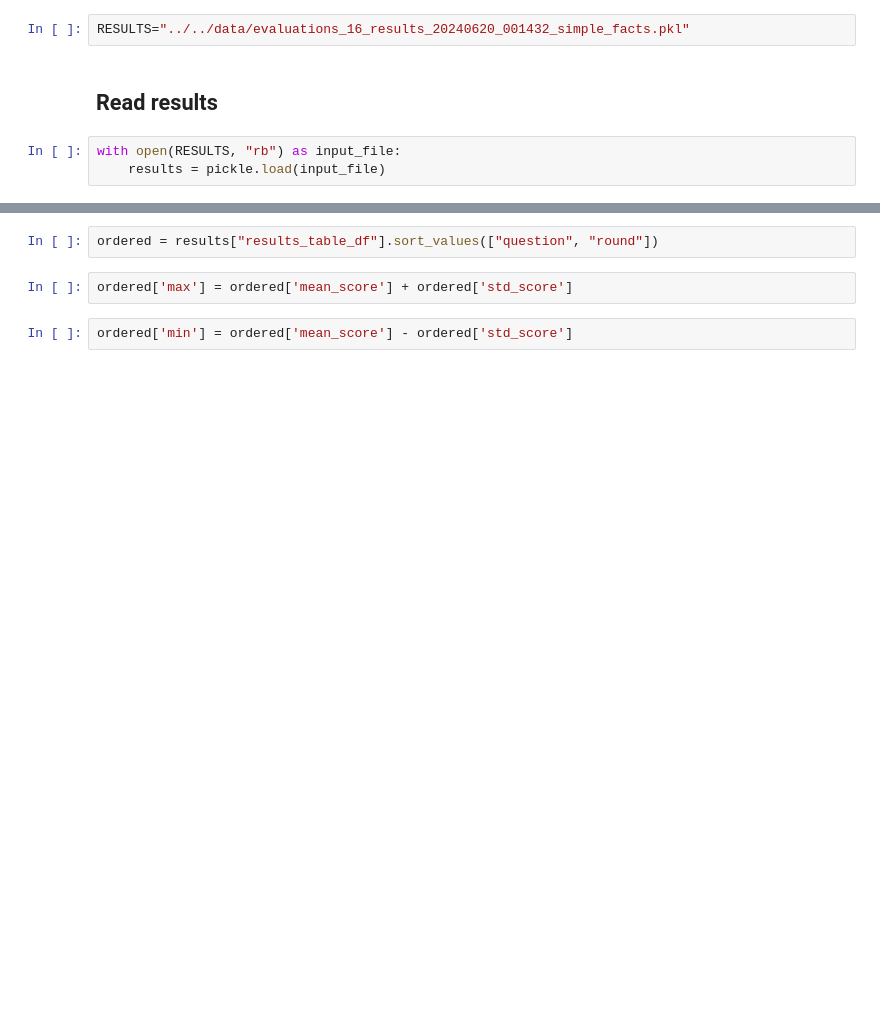
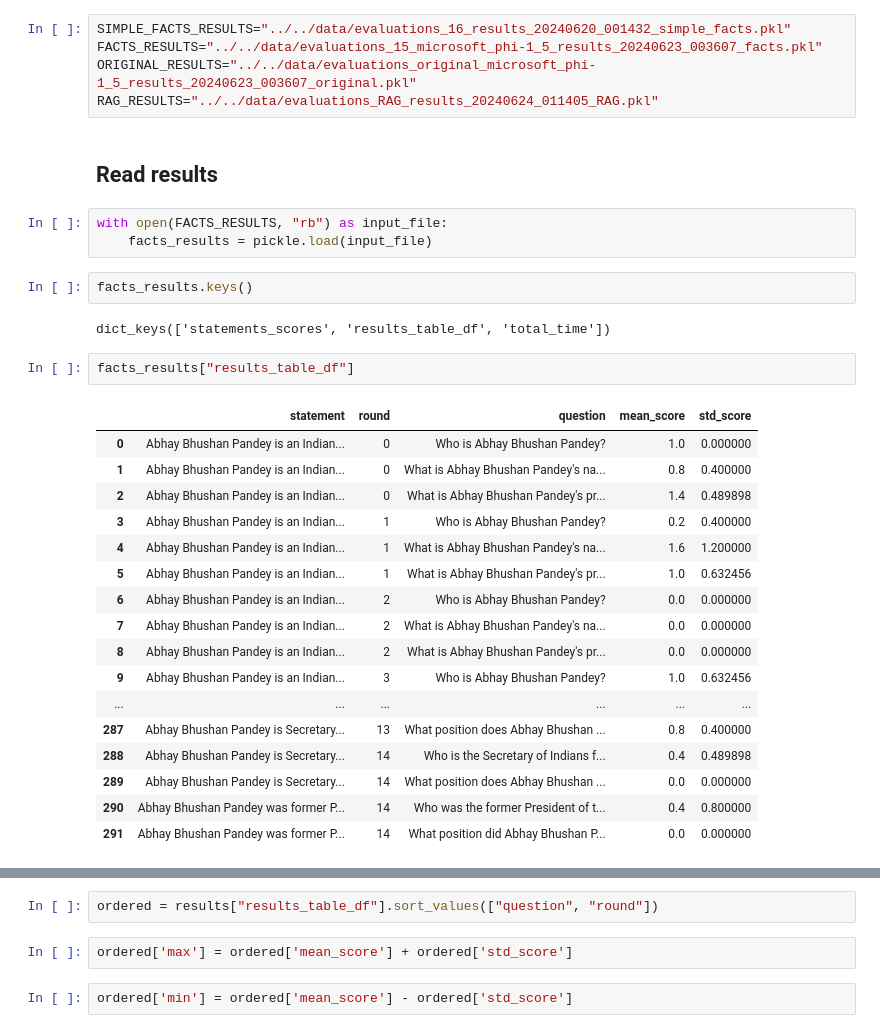
Before and after one commit to eduseiti/llm_editing_evaluation, a Jupyter notebook: factual_associations/plot_results.ipynb, the cells around one changed output, grey strips where cells are left out. Cells and saved outputs as stored; diff of their text form; blank space fills up the shorter version.

```diff
--- a/factual_associations/plot_results.ipynb
+++ b/factual_associations/plot_results.ipynb
@@ -11,9 +11,36 @@ import pickle
 pd.set_option('display.max_colwidth', None)
 pd.set_option('display.max_rows', 500)
 # %%
-RESULTS="../../data/evaluations_16_results_20240620_001432_simple_facts.pkl"
+SIMPLE_FACTS_RESULTS="../../data/evaluations_16_results_20240620_001432_simple_facts.pkl"
+FACTS_RESULTS="../../data/evaluations_15_microsoft_phi-1_5_results_20240623_003607_facts.pkl"
+ORIGINAL_RESULTS="../../data/evaluations_original_microsoft_phi-1_5_results_20240623_003607_original.pkl"
+RAG_RESULTS="../../data/evaluations_RAG_results_20240624_011405_RAG.pkl"
 # %% [markdown]
 ## Read results
 # %%
-with open(RESULTS, "rb") as input_file:
-    results = pickle.load(input_file)
+with open(FACTS_RESULTS, "rb") as input_file:
+    facts_results = pickle.load(input_file)
+# %%
+facts_results.keys()
+# %% [output]
+dict_keys(['statements_scores', 'results_table_df', 'total_time'])
+# %%
+facts_results["results_table_df"]
+# %% [output]
+|  | statement | round | question | mean_score | std_score |
+| 0 | Abhay Bhushan Pandey is an Indian... | 0 | Who is Abhay Bhushan Pandey? | 1.0 | 0.000000 |
+| 1 | Abhay Bhushan Pandey is an Indian... | 0 | What is Abhay Bhushan Pandey's na... | 0.8 | 0.400000 |
+| 2 | Abhay Bhushan Pandey is an Indian... | 0 | What is Abhay Bhushan Pandey's pr... | 1.4 | 0.489898 |
+| 3 | Abhay Bhushan Pandey is an Indian... | 1 | Who is Abhay Bhushan Pandey? | 0.2 | 0.400000 |
+| 4 | Abhay Bhushan Pandey is an Indian... | 1 | What is Abhay Bhushan Pandey's na... | 1.6 | 1.200000 |
+| 5 | Abhay Bhushan Pandey is an Indian... | 1 | What is Abhay Bhushan Pandey's pr... | 1.0 | 0.632456 |
+| 6 | Abhay Bhushan Pandey is an Indian... | 2 | Who is Abhay Bhushan Pandey? | 0.0 | 0.000000 |
+| 7 | Abhay Bhushan Pandey is an Indian... | 2 | What is Abhay Bhushan Pandey's na... | 0.0 | 0.000000 |
+| 8 | Abhay Bhushan Pandey is an Indian... | 2 | What is Abhay Bhushan Pandey's pr... | 0.0 | 0.000000 |
+| 9 | Abhay Bhushan Pandey is an Indian... | 3 | Who is Abhay Bhushan Pandey? | 1.0 | 0.632456 |
+| ... | ... | ... | ... | ... | ... |
+| 287 | Abhay Bhushan Pandey is Secretary... | 13 | What position does Abhay Bhushan ... | 0.8 | 0.400000 |
+| 288 | Abhay Bhushan Pandey is Secretary... | 14 | Who is the Secretary of Indians f... | 0.4 | 0.489898 |
+| 289 | Abhay Bhushan Pandey is Secretary... | 14 | What position does Abhay Bhushan ... | 0.0 | 0.000000 |
+| 290 | Abhay Bhushan Pandey was former P... | 14 | Who was the former President of t... | 0.4 | 0.800000 |
+| 291 | Abhay Bhushan Pandey was former P... | 14 | What position did Abhay Bhushan P... | 0.0 | 0.000000 |
```
Also changed, not shown: parts of 14 cells of this notebook, 2 other files.
